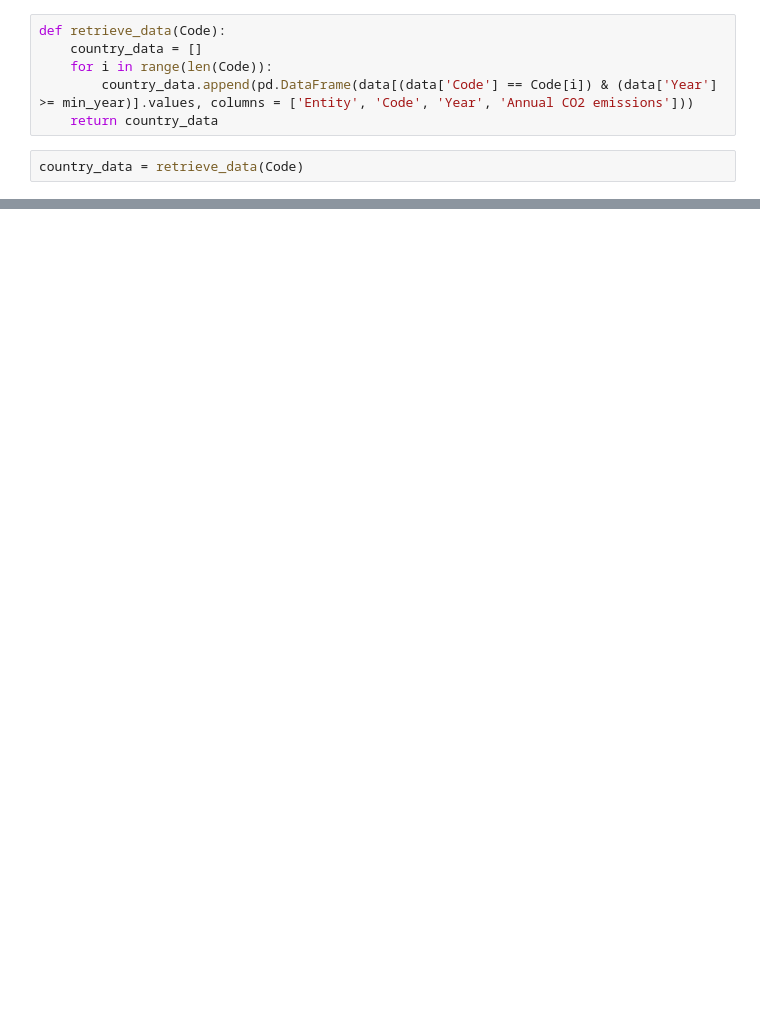
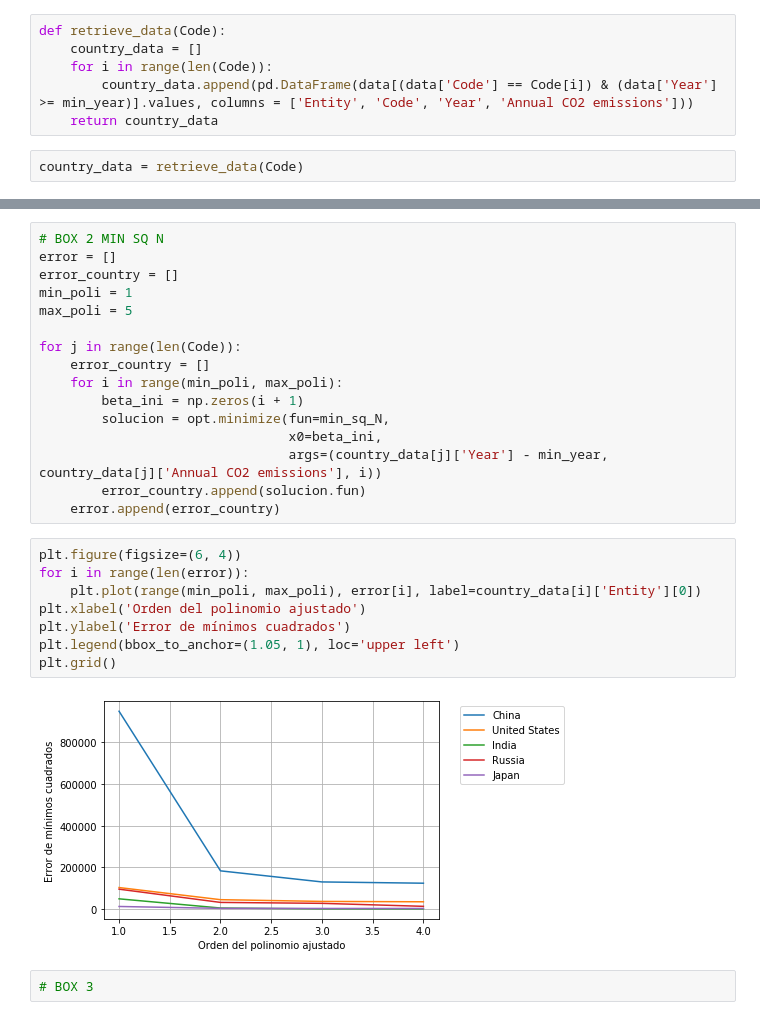
Before and after one commit to Jose-LiraAguas/proyecto1SM, a Jupyter notebook: Proyecto1.ipynb, the cells around one changed output, grey strips where cells are left out. Cells and saved outputs as stored; diff of their text form; blank space fills up the shorter version.

```diff
--- a/Proyecto1.ipynb
+++ b/Proyecto1.ipynb
@@ -39,0 +48,28 @@ L = 100
+# %%
+# BOX 2 MIN SQ N
+error = []
+error_country = []
+min_poli = 1
+max_poli = 5
+
+for j in range(len(Code)):
+    error_country = []
+    for i in range(min_poli, max_poli):
+        beta_ini = np.zeros(i + 1)
+        solucion = opt.minimize(fun=min_sq_N,
+                                x0=beta_ini,
+                                args=(country_data[j]['Year'] - min_year, country_data[j]['Annual CO2 emissions'], i))
+        error_country.append(solucion.fun)
+    error.append(error_country)
+# %%
+plt.figure(figsize=(6, 4))
+for i in range(len(error)):
+    plt.plot(range(min_poli, max_poli), error[i], label=country_data[i]['Entity'][0])
+plt.xlabel('Orden del polinomio ajustado')
+plt.ylabel('Error de mínimos cuadrados')
+plt.legend(bbox_to_anchor=(1.05, 1), loc='upper left')
+plt.grid()
+# %% [output]
+[figure, added]
+# %%
+# BOX 3
```
Also changed, not shown: parts of 21 cells of this notebook.
